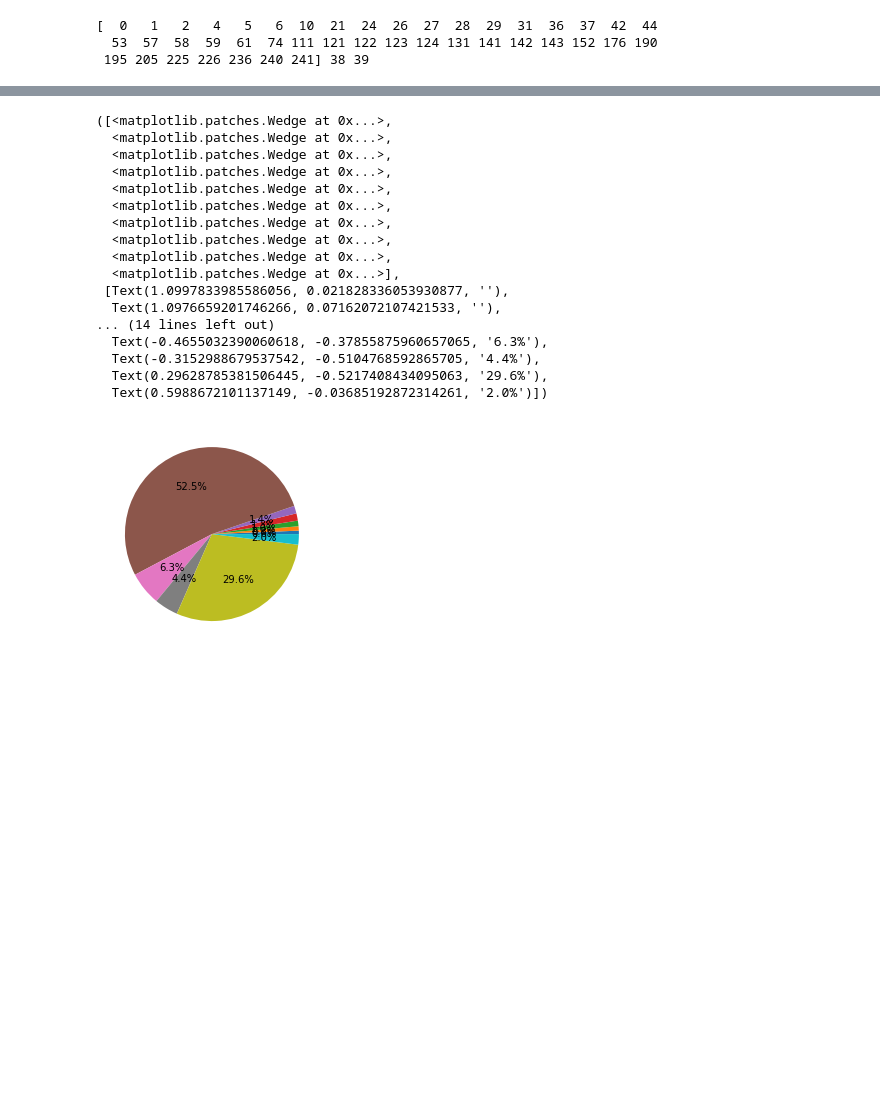
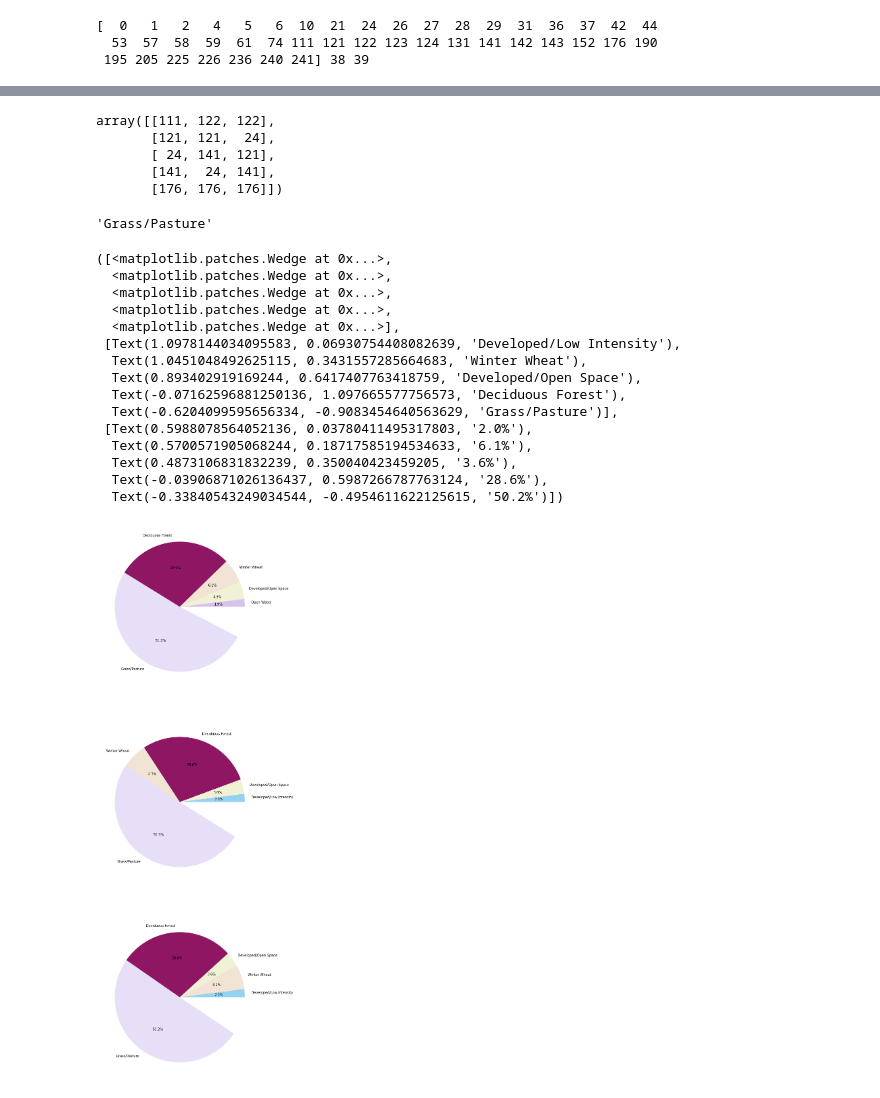
Before and after one commit to abhiramp1/LCLU_databytes, a Jupyter notebook: LCLU.ipynb, the cells around one changed output, grey strips where cells are left out. Cells and saved outputs as stored; diff of their text form; code cells hidden in the pictures; blank space fills up the shorter version.

```diff
--- a/LCLU.ipynb
+++ b/LCLU.ipynb
@@ -171,30 +167,47 @@ SyntaxError: ignored
 # %%
-top_ten = np.zeros((10,3))
-topten_labels = np.zeros((10,3)).astype(int)
+n = 5
+top = np.zeros((n,3))
+top_labels = np.zeros((n,3)).astype(int)
 for j in range(3):
   count = 0
-  topten_labels[:,j] = np.argpartition(zarr[:,j],-10)[-10:]
-  for i in topten_labels[:,j]:
-    top_ten[count,j] = zarr[i,j]
+  top_labels[:,j] = np.argpartition(zarr[:,j],-n)[-n:]
+  for i in top_labels[:,j]:
+    top[count,j] = zarr[i,j]
     count = count + 1
-# %%
-pyplot.pie(top_ten[:,0], autopct='%1.1f%%')
-# %% [output]
-([<matplotlib.patches.Wedge at 0x...>,
-  <matplotlib.patches.Wedge at 0x...>,
-  <matplotlib.patches.Wedge at 0x...>,
-  <matplotlib.patches.Wedge at 0x...>,
-  <matplotlib.patches.Wedge at 0x...>,
-  <matplotlib.patches.Wedge at 0x...>,
-  <matplotlib.patches.Wedge at 0x...>,
-  <matplotlib.patches.Wedge at 0x...>,
-  <matplotlib.patches.Wedge at 0x...>,
-  <matplotlib.patches.Wedge at 0x...>],
- [Text(1.0997833985586056, 0.021828336053930877, ''),
-  Text(1.0976659201746266, 0.07162072107421533, ''),
-... (14 lines left out)
-  Text(-0.4655032390060618, -0.37855875960657065, '6.3%'),
-  Text(-0.3152988679537542, -0.5104768592865705, '4.4%'),
-  Text(0.29628785381506445, -0.5217408434095063, '29.6%'),
-  Text(0.5988672101137149, -0.03685192872314261, '2.0%')])
-[figure, removed]
+# %%
+top_labels
+# %% [output]
+array([[111, 122, 122],
+       [121, 121,  24],
+       [ 24, 141, 121],
+       [141,  24, 141],
+       [176, 176, 176]])
+# %%
+labels[176]
+# %% [output]
+'Grass/Pasture'
+# %%
+colors = np.random.rand(256,4)
+def cmap(i):
+  return colors[i]
+fig, ax = pyplot.subplots(nrows = 3, ncols = 1, figsize = (10,30))
+ax[0].pie(top[:,0]/100, autopct='%1.1f%%', normalize=False, labels = labels[top_labels[:,0]], colors = cmap(top_labels[:,0]))
+ax[1].pie(top[:,1]/100, autopct='%1.1f%%', normalize=False, labels = labels[top_labels[:,1]], colors = cmap(top_labels[:,1]))
+ax[2].pie(top[:,2]/100, autopct='%1.1f%%', normalize=False, labels = labels[top_labels[:,2]], colors = cmap(top_labels[:,2]))
+# %% [output]
+([<matplotlib.patches.Wedge at 0x...>,
+  <matplotlib.patches.Wedge at 0x...>,
+  <matplotlib.patches.Wedge at 0x...>,
+  <matplotlib.patches.Wedge at 0x...>,
+  <matplotlib.patches.Wedge at 0x...>],
+ [Text(1.0978144034095583, 0.06930754408082639, 'Developed/Low Intensity'),
+  Text(1.0451048492625115, 0.3431557285664683, 'Winter Wheat'),
+  Text(0.893402919169244, 0.6417407763418759, 'Developed/Open Space'),
+  Text(-0.07162596881250136, 1.097665577756573, 'Deciduous Forest'),
+  Text(-0.6204099595656334, -0.9083454640563629, 'Grass/Pasture')],
+ [Text(0.5988078564052136, 0.03780411495317803, '2.0%'),
+  Text(0.5700571905068244, 0.18717585194534633, '6.1%'),
+  Text(0.4873106831832239, 0.350040423459205, '3.6%'),
+  Text(-0.03906871026136437, 0.5987266787763124, '28.6%'),
+  Text(-0.33840543249034544, -0.4954611622125615, '50.2%')])
+[figure, added]
```
Also changed, not shown: parts of 4 cells of this notebook.
